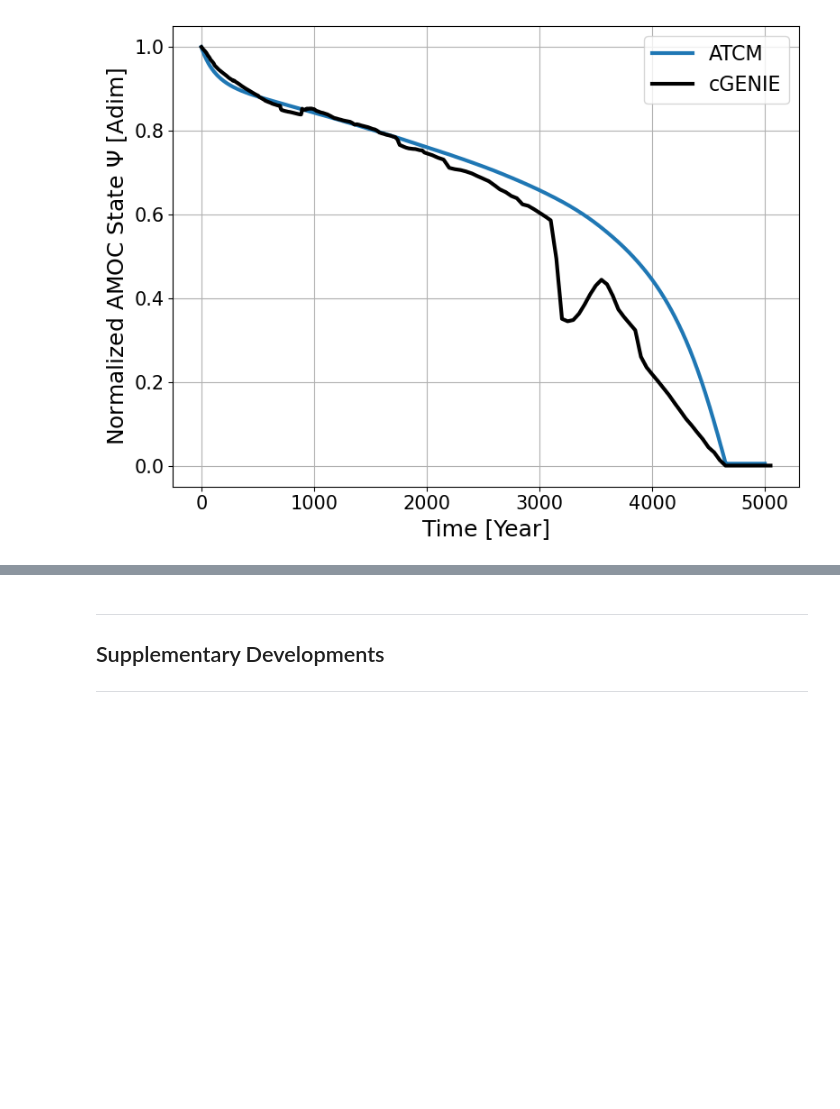
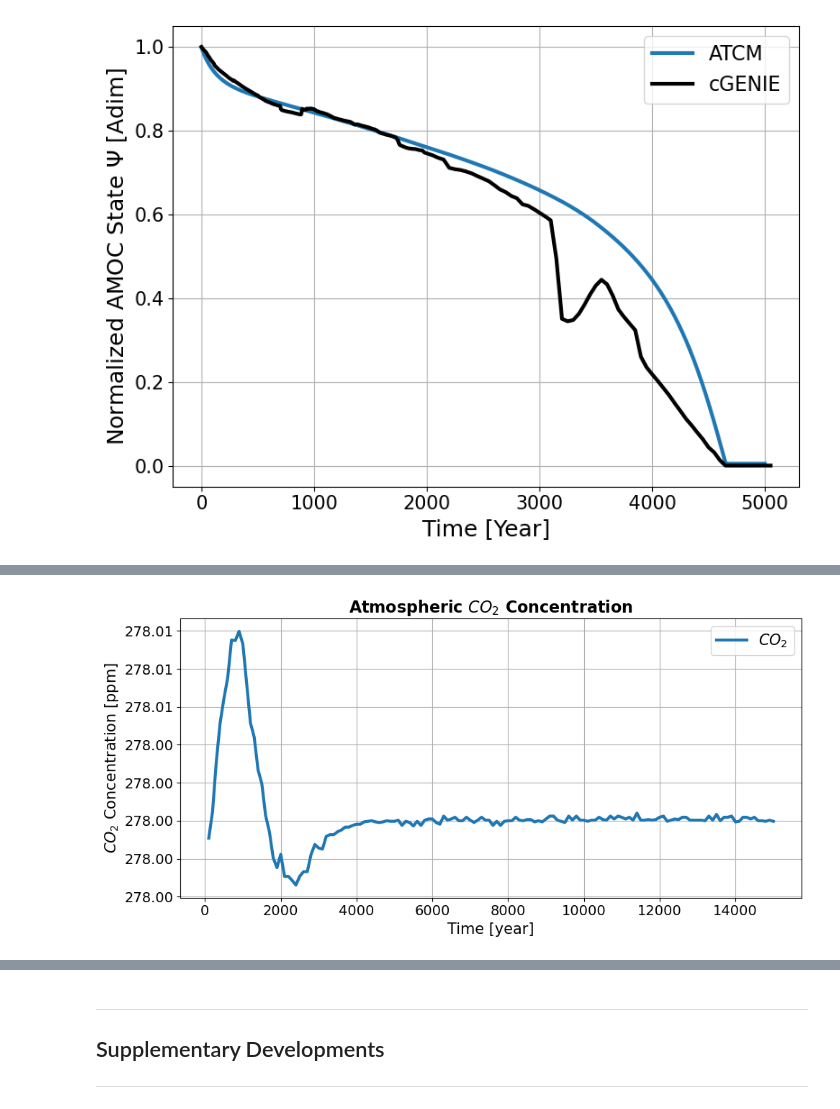
Before and after one commit to VUB-HYDR/2025_Laridon_etal_ORE, a Jupyter notebook: ATCM.ipynb, the cells around one changed output, grey strips where cells are left out. Cells and saved outputs as stored; diff of their text form; code cells hidden in the pictures; blank space fills up the shorter version.

```diff
--- a/ATCM.ipynb
+++ b/ATCM.ipynb
@@ -1676,0 +1810,23 @@ plt.show()
+# %%
+# Compute the spatial average pCO2 over lat and lon for each time step
+mean_atm_co2 = atm_CO2_main_eq_fw_0_06.mean(dim=["lat", "lon"])
+
+# Plot the spatial average pCO2 as a function of time
+plt.figure(figsize=(10, 5))
+plt.plot(mean_atm_co2["time"].values, mean_atm_co2.values, label=r"$CO_2$", lw=3)
+
+plt.xlabel("Time [year]", fontsize=15)
+plt.ylabel(r"$CO_2$"+" Concentration [ppm]", fontsize=15)
+plt.title("Atmospheric " + r"$CO_2$" + " Concentration", fontsize=16, fontweight='bold')
+
+# Disable scientific notation on y-axis for better readability
+plt.gca().yaxis.set_major_formatter(mticker.StrMethodFormatter('{x:.2f}'))
+
+plt.xticks(fontsize=14)
+plt.yticks(fontsize=14)
+plt.grid(True)
+plt.legend(fontsize=15)
+plt.tight_layout()
+plt.show()
+# %% [output]
+[figure, added]
```
Also changed, not shown: parts of 10 cells of this notebook.
